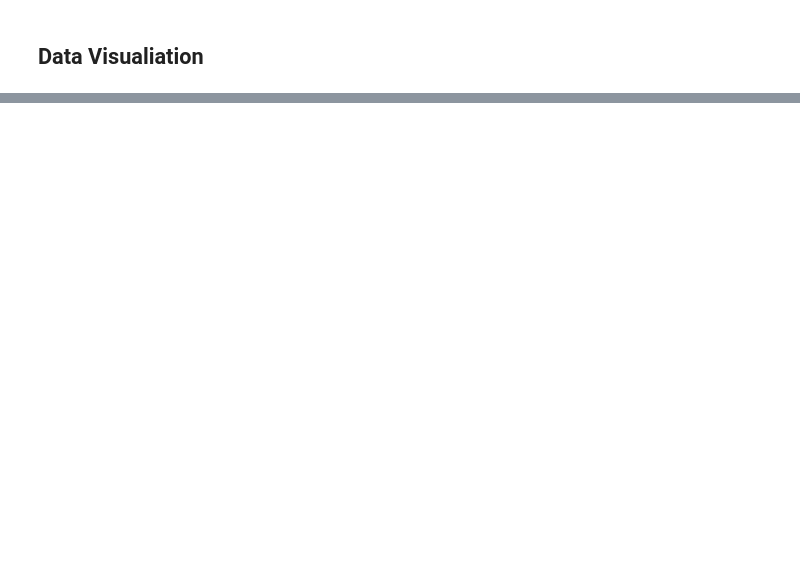
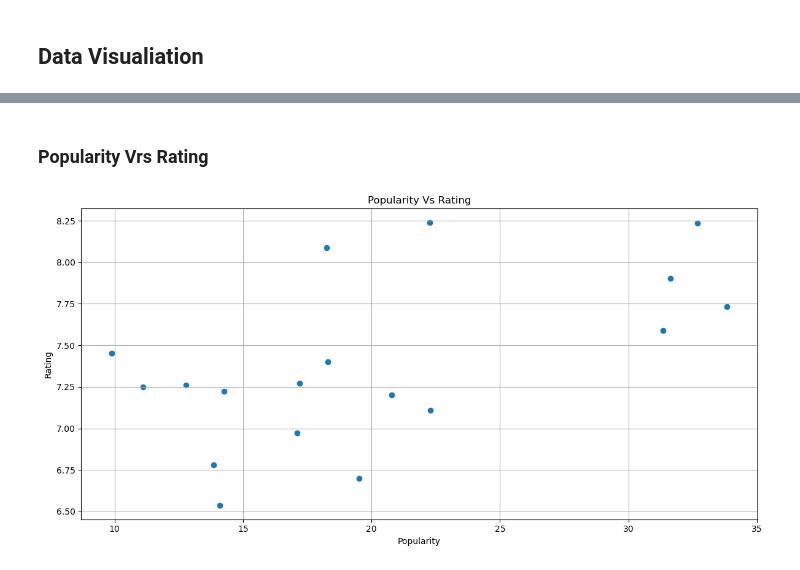
Before and after one commit to GEssuman/data-engineering-labs, a Jupyter notebook: notebook/jupiter_lab.ipynb, the cells around one changed output, grey strips where cells are left out. Drawn from its saved outputs; the diff is of its cells as text; code cells hidden in the pictures; blank space fills up the shorter version.

```diff
--- a/notebook/jupiter_lab.ipynb
+++ b/notebook/jupiter_lab.ipynb
@@ -541,0 +541,16 @@ reordered_movies_df
+# %%
+
+
+#groupong by year
+reordered_movies_df['year'] = reordered_movies_df['release_date'].dt.year
+df_grouped_by_year = reordered_movies_df.groupby('year')[['revenue_musd', 'budget_musd']].mean()
+
+fig, ax = plt.subplots(figsize=(12, 6))
+df_grouped_by_year = df_grouped_by_year.sort_values('year')
+ax.plot(df_grouped_by_year.index, df_grouped_by_year['revenue_musd'], label='Avg Revenue', marker='o')
+ax.plot(df_grouped_by_year.index, df_grouped_by_year['budget_musd'], label='Avg Budget', marker='d')
+ax.set_ylabel('Amount (Million USD)')
+ax.set_xlabel('Year')
+ax.set_title('Revenue Vrs Budget Trends')
+ax.legend()
+ax.grid(True)
@@ -541,0 +577,13 @@ reordered_movies_df
+# %% [markdown]
+### Popularity Vrs Rating
+# %%
+fig, ax = plt.subplots(figsize=(12,6))
+ax.scatter(reordered_movies_df['popularity'], reordered_movies_df['vote_average'])
+ax.set_ylabel('Rating')
+ax.set_xlabel('Popularity')
+ax.set_title('Popularity Vs Rating')
+ax.grid(True)
+plt.tight_layout()
+plt.show()
+# %% [output]
+[figure, added]
```
Also changed, not shown: parts of 17 cells of this notebook, 1 other file.
